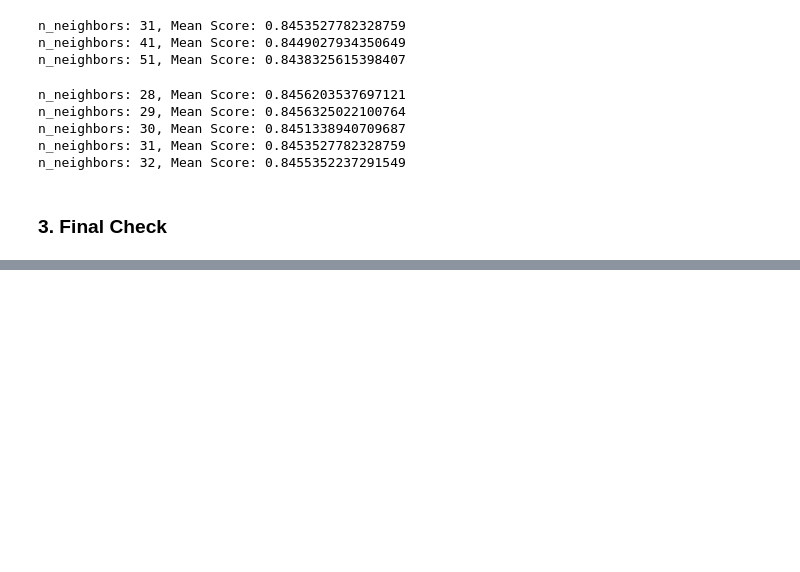
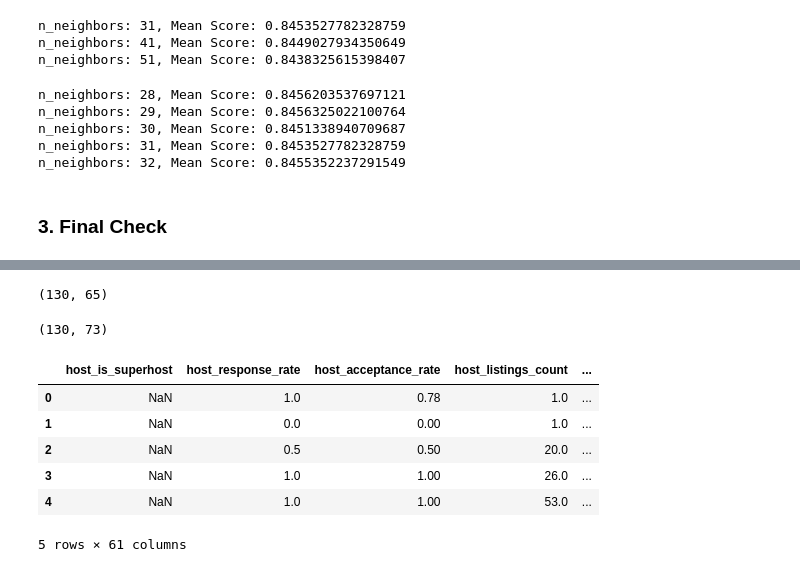
Before and after one commit to jimin3227/business_analytics_airbnb2, a Jupyter notebook: airbnb_classification.ipynb, the cells around one changed output, grey strips where cells are left out. Cells and saved outputs as stored; diff of their text form; code cells hidden in the pictures; blank space fills up the shorter version.

```diff
--- a/airbnb_classification.ipynb
+++ b/airbnb_classification.ipynb
@@ -931,0 +1158,29 @@ dtype: int64
+# %%
+test.drop(columns=['bathrooms_text'], inplace=True)
+bed_med = test['bedrooms'].median()
+test['bedrooms'].fillna(bed_med, inplace=True)
+
+test['price'] = test['price'].str.replace('[\$,]', '', regex=True).astype(float)
+test['price_missing'] = test['price'].isna().astype(int)
+test.groupby('room_type')['price'].mean()
+price_pred = test.groupby(['room_type','accommodates'])['price'].median()
+test['price'] = test.groupby(['room_type', 'accommodates'])['price'].transform(lambda x: x.fillna(x.median()))
+
+test['review_rating_missing'] = test['review_scores_rating'].isna().astype(int)
+test['review_accuracy_missing'] = test['review_scores_accuracy'].isna().astype(int)
+test['review_clenliness_missing'] = test['review_scores_cleanliness'].isna().astype(int)
+test['review_checkin_missing'] = test['review_scores_checkin'].isna().astype(int)
+test['review_communication_missing'] = test['review_scores_communication'].isna().astype(int)
+test['review_location_missing'] = test['review_scores_location'].isna().astype(int)
+test['review_value_missing'] = test['review_scores_value'].isna().astype(int)
+
+test['review_scores_rating'].fillna(0, inplace=True)
+test['review_scores_accuracy'].fillna(0, inplace=True)
+test['review_scores_cleanliness'].fillna(0, inplace=True)
+test['review_scores_checkin'].fillna(0, inplace=True)
+test['review_scores_communication'].fillna(0, inplace=True)
+test['review_scores_location'].fillna(0, inplace=True)
+test['review_scores_value'].fillna(0, inplace=True)
+
+test['reviews_per_month_missing'] = test['reviews_per_month'].isna().astype(int)
+test['reviews_per_month'].fillna(0, inplace=True)
@@ -931,0 +1225,26 @@ dtype: int64
+# %%
+test.shape
+# %% [output]
+(130, 65)
+# %%
+test.drop(columns=['property_type'], inplace=True)
+test['amenities'] = test['amenities'].apply(lambda x: len(x.split(',')))
+test = pd.get_dummies(test, columns = cat_cols, dtype=int)
+# %%
+test.shape
+# %% [output]
+(130, 73)
+# %%
+test['room_type_Hotel room'] = 0
+# %%
+test = test[cols2]
+# %%
+test.head()
+# %% [output]
+|  | host_is_superhost | host_response_rate | host_acceptance_rate | host_listings_count | ... |
+| 0 | NaN | 1.0 | 0.78 | 1.0 | ... |
+| 1 | NaN | 0.0 | 0.00 | 1.0 | ... |
+| 2 | NaN | 0.5 | 0.50 | 20.0 | ... |
+| 3 | NaN | 1.0 | 1.00 | 26.0 | ... |
+| 4 | NaN | 1.0 | 1.00 | 53.0 | ... |
+5 rows × 61 columns
```
Also changed, not shown: parts of 38 cells of this notebook.
